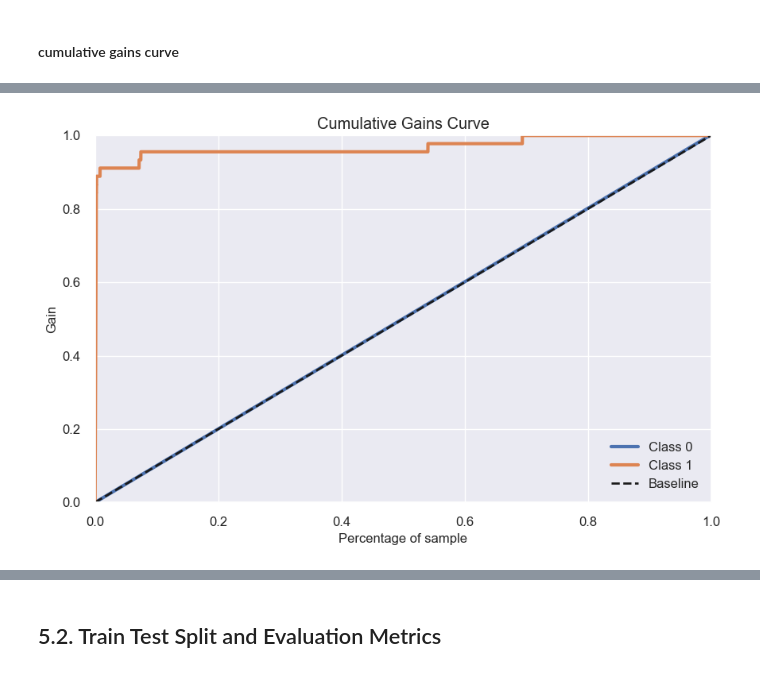
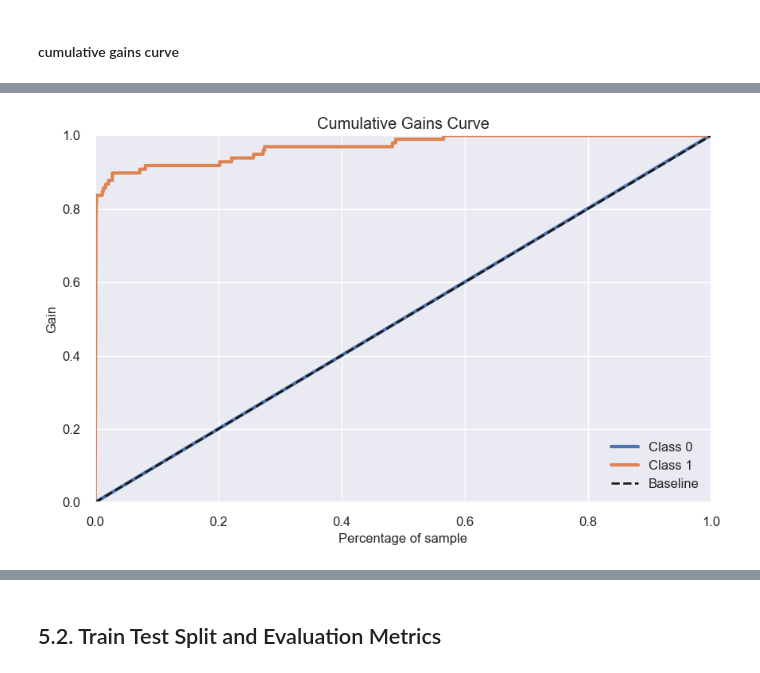
Before and after one commit to MarkEHolland/data-science, a Jupyter notebook: FraudDetection.ipynb, the cells around one changed output, grey strips where cells are left out. Drawn from its saved outputs; the diff is of its cells as text; code cells hidden in the pictures.

```diff
--- a/FraudDetection.ipynb
+++ b/FraudDetection.ipynb
@@ -430,8 +399,8 @@ plot_model(tuned_xgboost, plot='lift')
 # %% [markdown]
 #### cumulative gains curve
 # %%
-plot_model(tuned_xgboost, plot= 'gain')
+plot_model(xgboost, plot= 'gain')
 # %% [output]
 [interactive output not drawn]
-[figure, old version]
+[figure, new version]
 # %%
```
Also changed, not shown: parts of 44 cells of this notebook.
